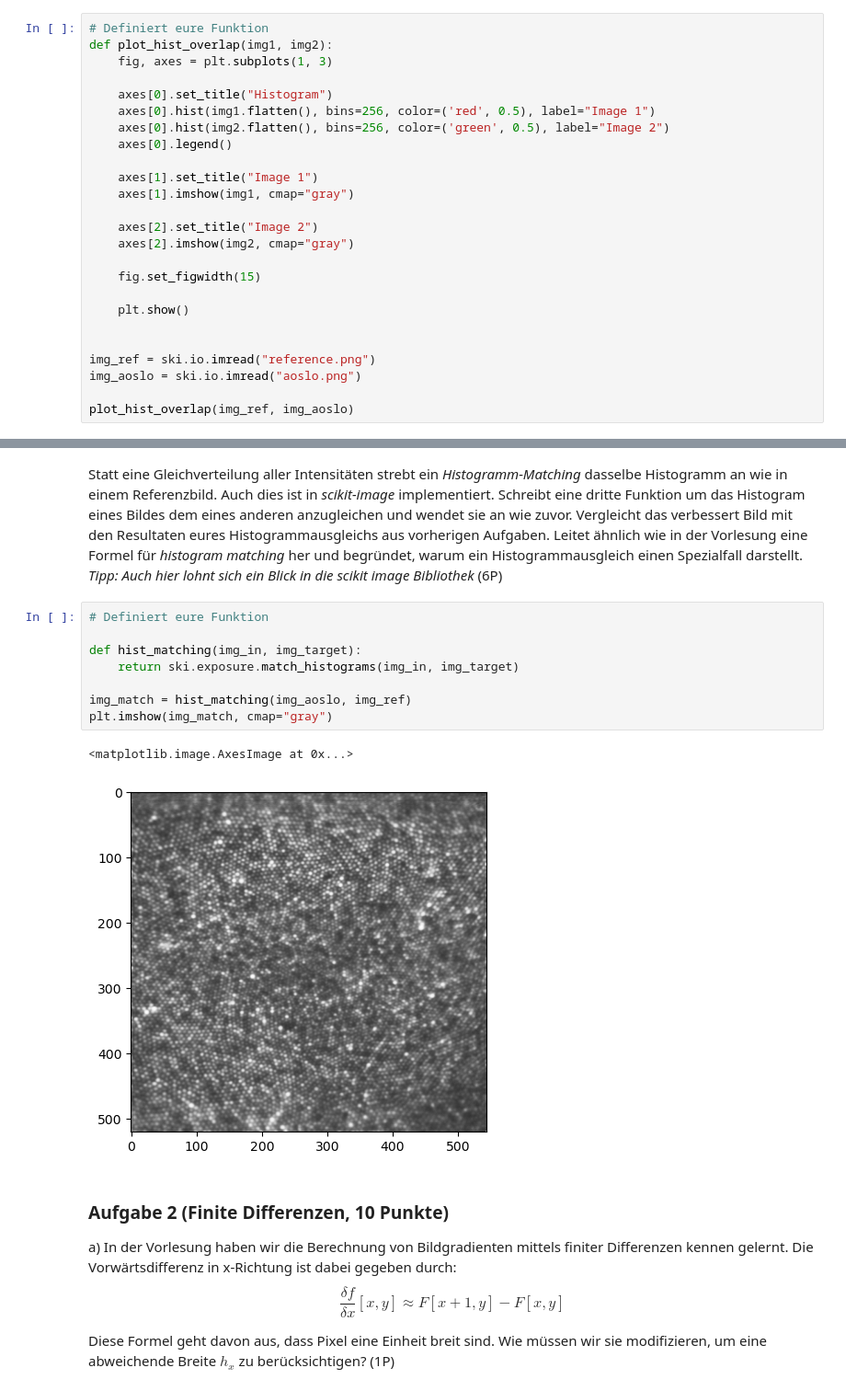
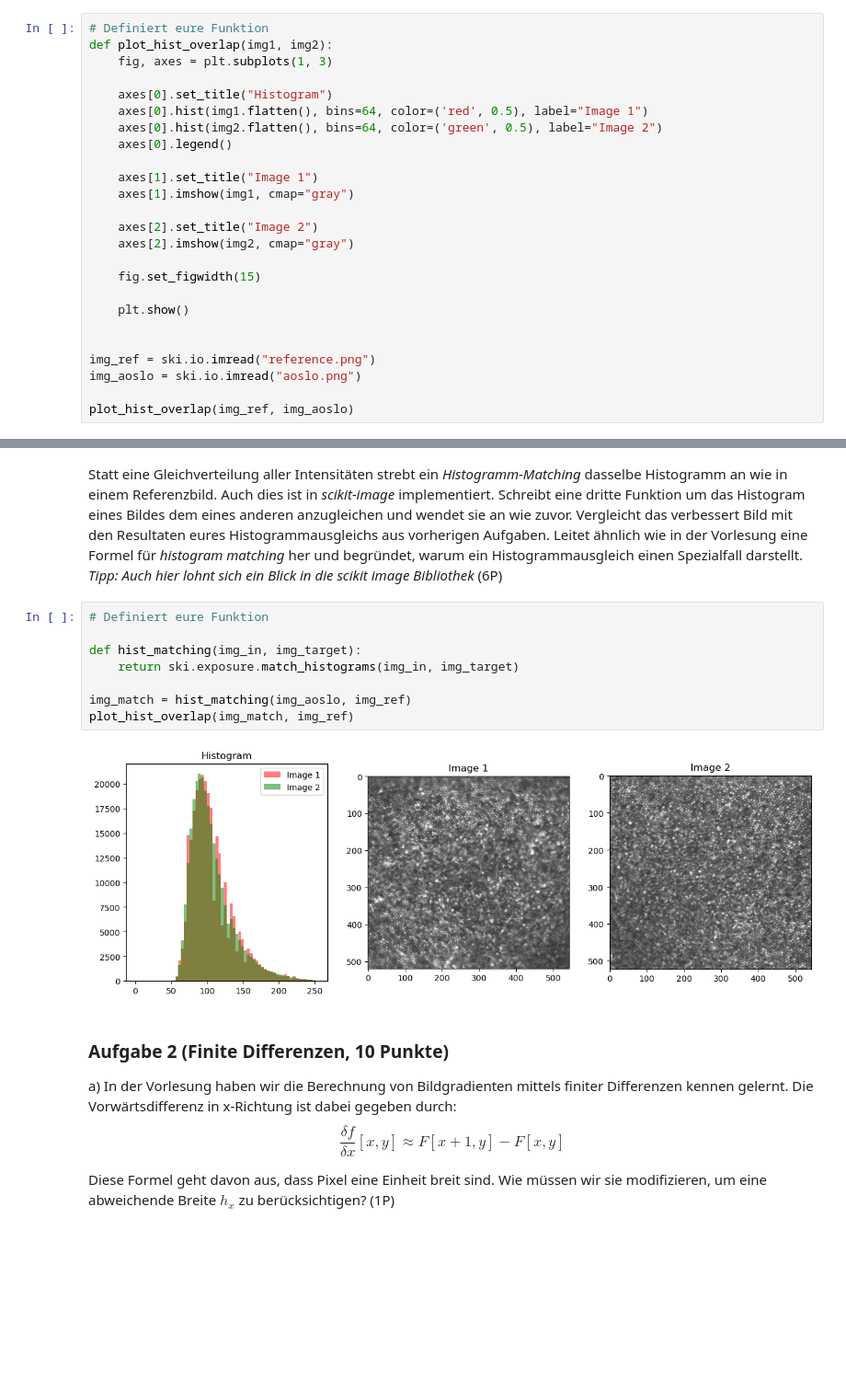
Before and after one commit to TimNogga/MedizinischeBildAnalyseBonn, a Jupyter notebook: mba-02/MBA_02.ipynb, the cells around one changed output, grey strips where cells are left out. Shown at 92% size. Saved outputs shown, nothing was run; the diff lists cells and outputs as text; blank space fills up the shorter version.

```diff
--- a/mba-02/MBA_02.ipynb
+++ b/mba-02/MBA_02.ipynb
@@ -38,8 +38,8 @@ def plot_hist_overlap(img1, img2):
     fig, axes = plt.subplots(1, 3)
 
     axes[0].set_title("Histogram")
-    axes[0].hist(img1.flatten(), bins=256, color=('red', 0.5), label="Image 1")
-    axes[0].hist(img2.flatten(), bins=256, color=('green', 0.5), label="Image 2")
+    axes[0].hist(img1.flatten(), bins=64, color=('red', 0.5), label="Image 1")
+    axes[0].hist(img2.flatten(), bins=64, color=('green', 0.5), label="Image 2")
     axes[0].legend()
 
     axes[1].set_title("Image 1")
@@ -87,14 +87,13 @@ Statt eine Gleichverteilung aller Intensitäten strebt ein *Histogramm-Matching*
 # %%
 # Definiert eure Funktion
 
 def hist_matching(img_in, img_target):
     return ski.exposure.match_histograms(img_in, img_target)
 
 img_match = hist_matching(img_aoslo, img_ref)
-plt.imshow(img_match, cmap="gray")
+plot_hist_overlap(img_match, img_ref)
 # %% [output]
-<matplotlib.image.AxesImage at 0x...>
-[figure, old version]
+[figure, new version]
 # %% [markdown]
 ### Aufgabe 2 (Finite Differenzen, 10 Punkte)
 
```
Also changed, not shown: parts of 2 cells of this notebook, 1 other file.
